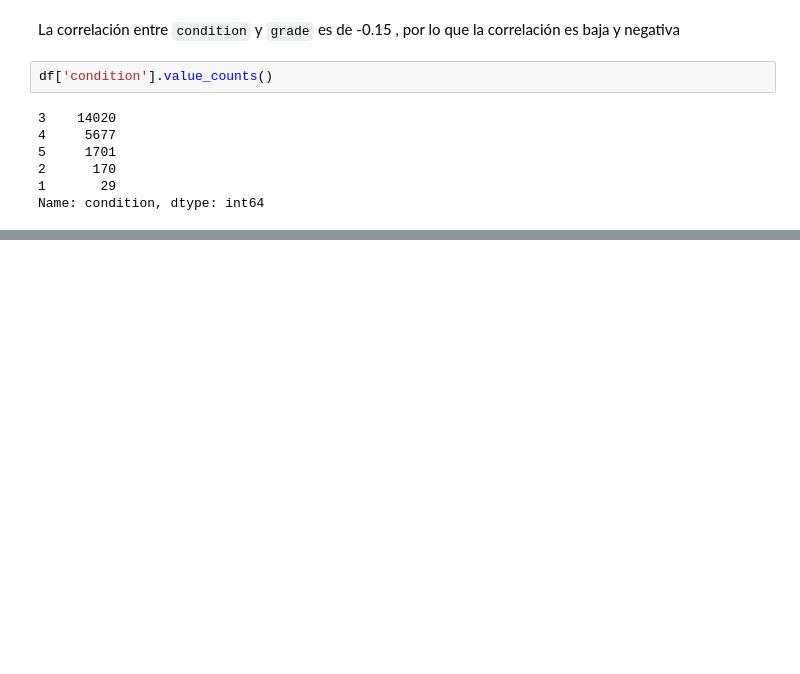
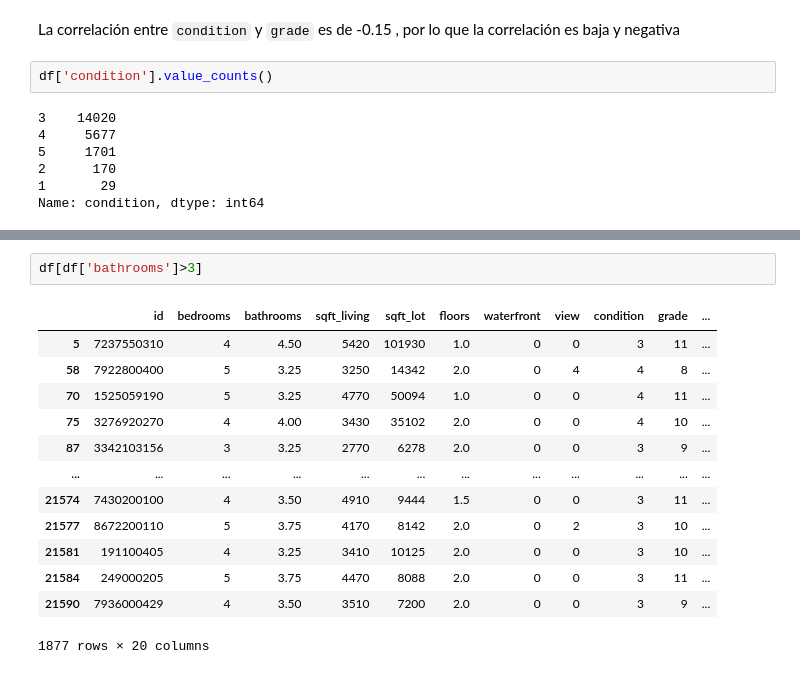
Before and after one commit to GonzaloGmv/Final_project_ironhack, a Jupyter notebook: python_questions.ipynb, the cells around one changed output, grey strips where cells are left out. Drawn from its saved outputs; the diff is of its cells as text; blank space fills up the shorter version.

```diff
--- a/python_questions.ipynb
+++ b/python_questions.ipynb
@@ -225,0 +252,16 @@ Name: condition, dtype: int64
+# %%
+df[df['bathrooms']>3]
+# %% [output]
+|  | id | bedrooms | bathrooms | sqft_living | sqft_lot | floors | waterfront | view | condition | grade | ... |
+| 5 | 7237550310 | 4 | 4.50 | 5420 | 101930 | 1.0 | 0 | 0 | 3 | 11 | ... |
+| 58 | 7922800400 | 5 | 3.25 | 3250 | 14342 | 2.0 | 0 | 4 | 4 | 8 | ... |
+| 70 | 1525059190 | 5 | 3.25 | 4770 | 50094 | 1.0 | 0 | 0 | 4 | 11 | ... |
+| 75 | 3276920270 | 4 | 4.00 | 3430 | 35102 | 2.0 | 0 | 0 | 4 | 10 | ... |
+| 87 | 3342103156 | 3 | 3.25 | 2770 | 6278 | 2.0 | 0 | 0 | 3 | 9 | ... |
+| ... | ... | ... | ... | ... | ... | ... | ... | ... | ... | ... | ... |
+| 21574 | 7430200100 | 4 | 3.50 | 4910 | 9444 | 1.5 | 0 | 0 | 3 | 11 | ... |
+| 21577 | 8672200110 | 5 | 3.75 | 4170 | 8142 | 2.0 | 0 | 2 | 3 | 10 | ... |
+| 21581 | 191100405 | 4 | 3.25 | 3410 | 10125 | 2.0 | 0 | 0 | 3 | 10 | ... |
+| 21584 | 249000205 | 5 | 3.75 | 4470 | 8088 | 2.0 | 0 | 0 | 3 | 11 | ... |
+| 21590 | 7936000429 | 4 | 3.50 | 3510 | 7200 | 2.0 | 0 | 0 | 3 | 9 | ... |
+1877 rows × 20 columns
```
Also changed, not shown: parts of 10 cells of this notebook.
